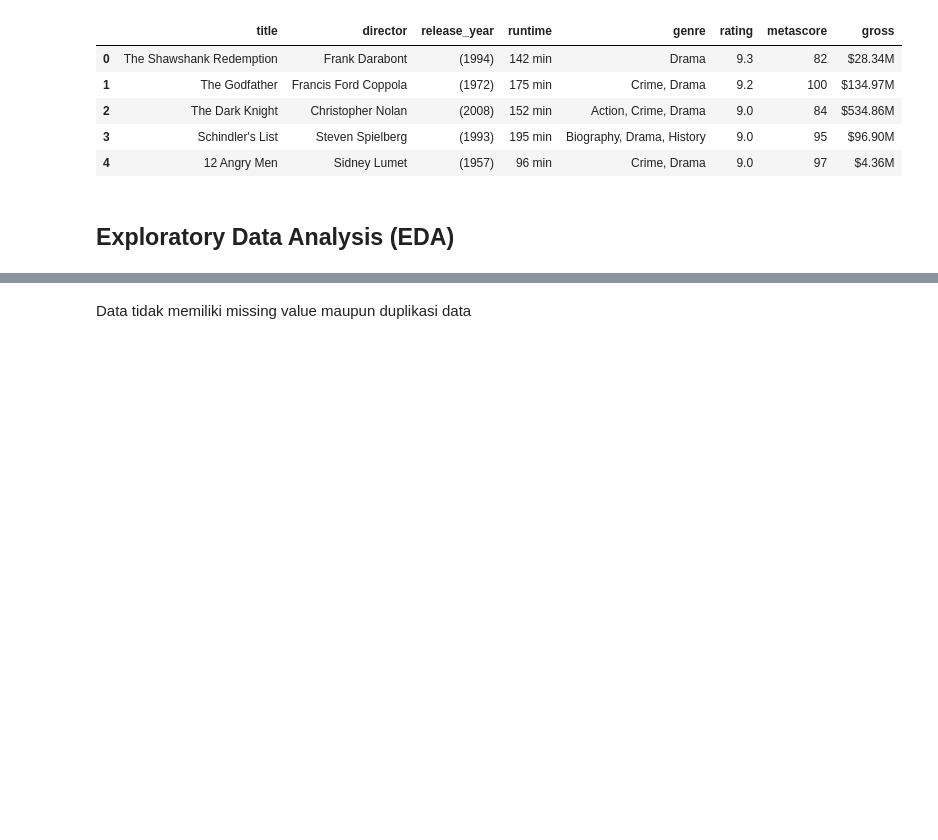
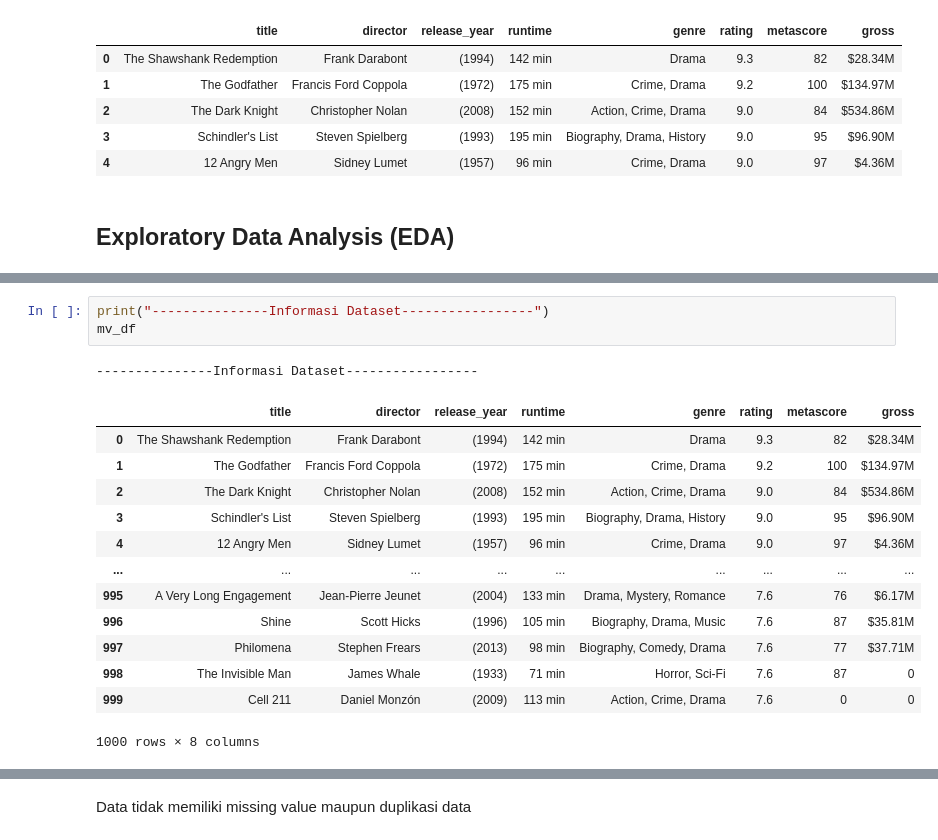
Before and after one commit to Nadila-agustF/recomendation-system-Dicoding, a Jupyter notebook: Recomendation_CBF.ipynb, the cells around one changed output, grey strips where cells are left out. Drawn from its saved outputs; the diff is of its cells as text; blank space fills up the shorter version.

```diff
--- a/Recomendation_CBF.ipynb
+++ b/Recomendation_CBF.ipynb
@@ -65,0 +66,18 @@ Dataset yang digunakan dalam proyek ini terdiri dari 1000 baris data dan 8 kolom
+# %%
+print("---------------Informasi Dataset-----------------")
+mv_df
+# %% [output]
+---------------Informasi Dataset-----------------
+|  | title | director | release_year | runtime | genre | rating | metascore | gross |
+| 0 | The Shawshank Redemption | Frank Darabont | (1994) | 142 min | Drama | 9.3 | 82 | $28.34M |
+| 1 | The Godfather | Francis Ford Coppola | (1972) | 175 min | Crime, Drama | 9.2 | 100 | $134.97M |
+| 2 | The Dark Knight | Christopher Nolan | (2008) | 152 min | Action, Crime, Drama | 9.0 | 84 | $534.86M |
+| 3 | Schindler's List | Steven Spielberg | (1993) | 195 min | Biography, Drama, History | 9.0 | 95 | $96.90M |
+| 4 | 12 Angry Men | Sidney Lumet | (1957) | 96 min | Crime, Drama | 9.0 | 97 | $4.36M |
+| ... | ... | ... | ... | ... | ... | ... | ... | ... |
+| 995 | A Very Long Engagement | Jean-Pierre Jeunet | (2004) | 133 min | Drama, Mystery, Romance | 7.6 | 76 | $6.17M |
+| 996 | Shine | Scott Hicks | (1996) | 105 min | Biography, Drama, Music | 7.6 | 87 | $35.81M |
+| 997 | Philomena | Stephen Frears | (2013) | 98 min | Biography, Comedy, Drama | 7.6 | 77 | $37.71M |
+| 998 | The Invisible Man | James Whale | (1933) | 71 min | Horror, Sci-Fi | 7.6 | 87 | 0 |
+| 999 | Cell 211 | Daniel Monzón | (2009) | 113 min | Action, Crime, Drama | 7.6 | 0 | 0 |
+1000 rows × 8 columns
```
Also changed, not shown: parts of 24 cells of this notebook, 1 other file.
